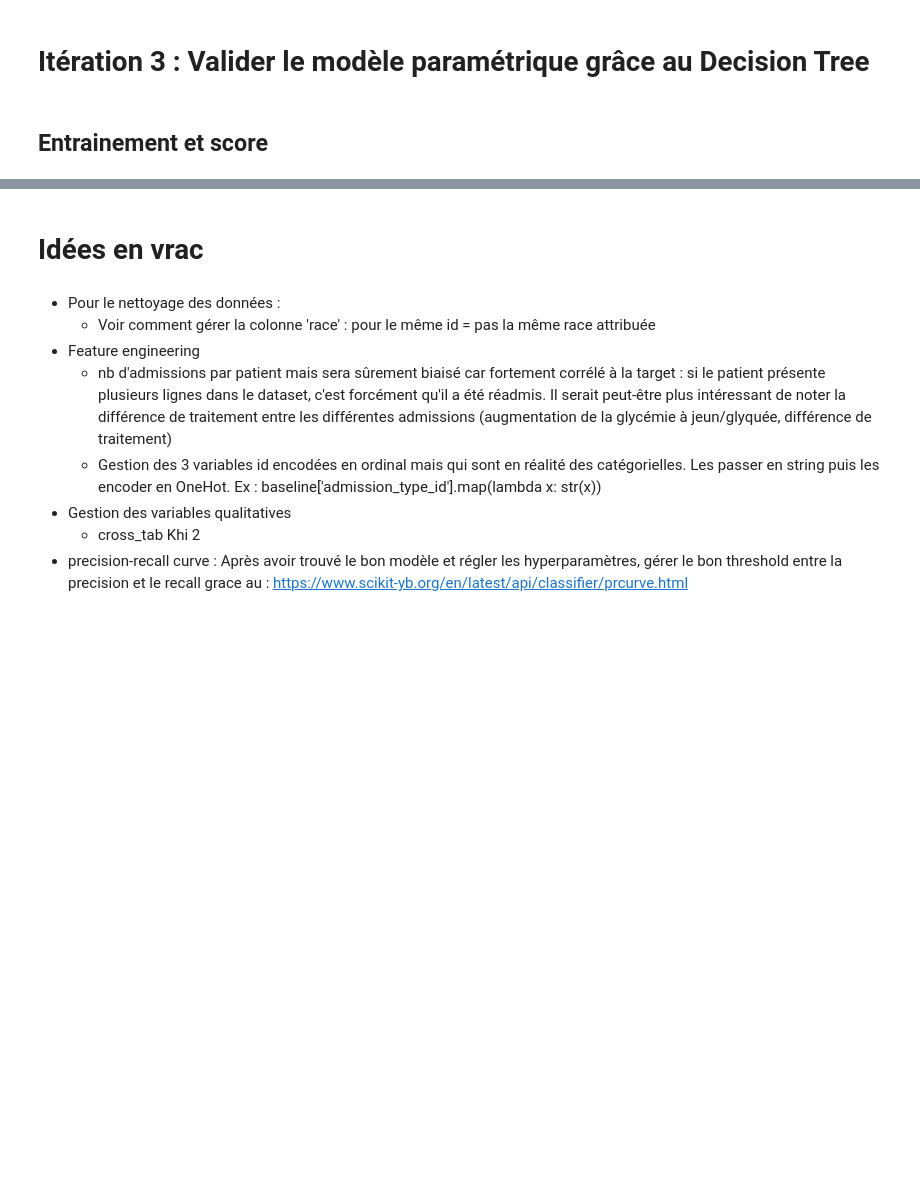
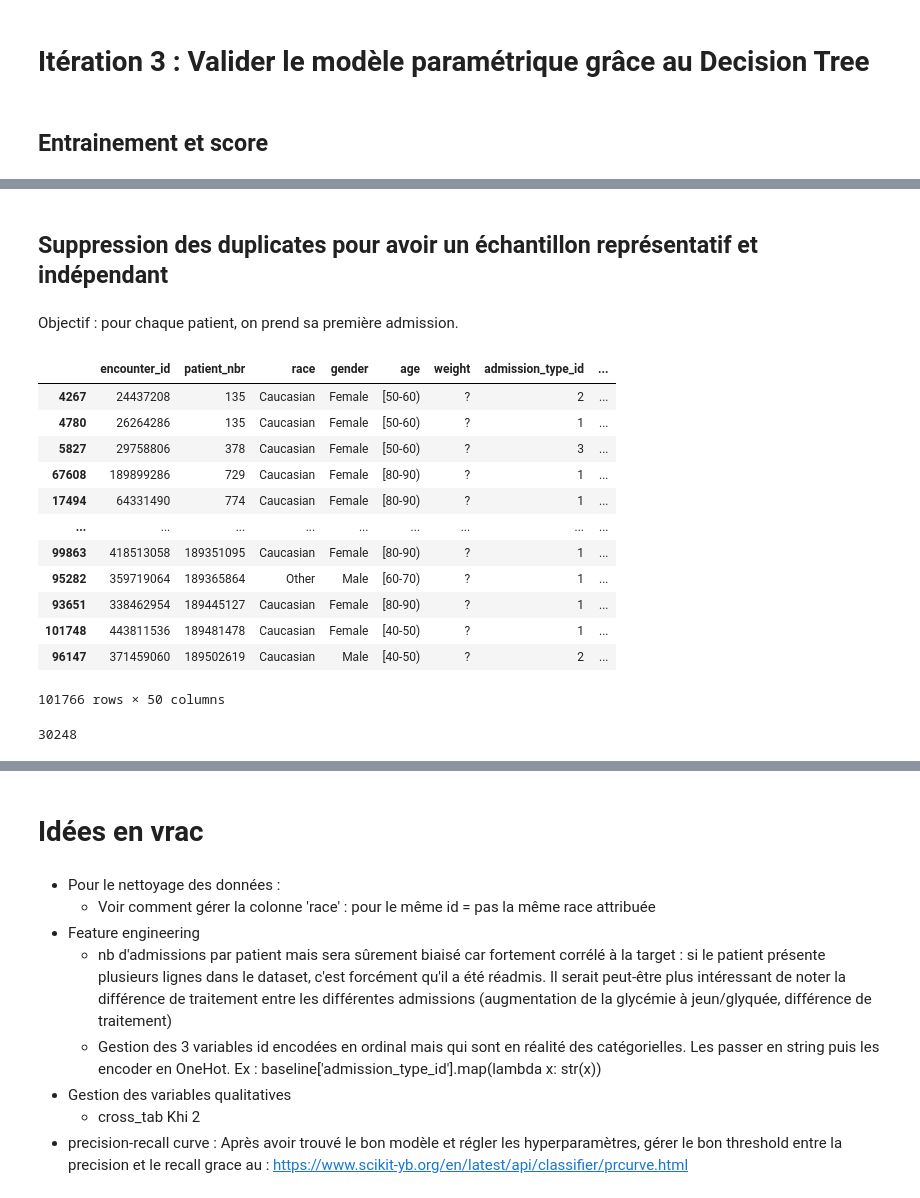
Before and after one commit to Gwendelina/130US_diabete, a Jupyter notebook: 130US_diabete.ipynb, the cells around one changed output, grey strips where cells are left out. Cells and saved outputs as stored; diff of their text form; code cells hidden in the pictures; blank space fills up the shorter version.

```diff
--- a/130US_diabete.ipynb
+++ b/130US_diabete.ipynb
@@ -2786,0 +2587,4 @@ plt.legend()
+# %% [markdown]
+## Suppression des duplicates pour avoir un échantillon représentatif et indépendant
+# %% [markdown]
+Objectif : pour chaque patient, on prend sa première admission.
@@ -2786,0 +2606,24 @@ plt.legend()
+# %%
+test = pd.read_csv('diabetic_data_130US_hospital.csv', sep=';')
+# %%
+test = test.sort_values(by=['patient_nbr','encounter_id'], ascending=True)
+# test = test.sort_values(by='encounter_id', ascending=False).sort_values(by='patient_nbr')
+test
+# %% [output]
+|  | encounter_id | patient_nbr | race | gender | age | weight | admission_type_id | ... |
+| 4267 | 24437208 | 135 | Caucasian | Female | [50-60) | ? | 2 | ... |
+| 4780 | 26264286 | 135 | Caucasian | Female | [50-60) | ? | 1 | ... |
+| 5827 | 29758806 | 378 | Caucasian | Female | [50-60) | ? | 3 | ... |
+| 67608 | 189899286 | 729 | Caucasian | Female | [80-90) | ? | 1 | ... |
+| 17494 | 64331490 | 774 | Caucasian | Female | [80-90) | ? | 1 | ... |
+| ... | ... | ... | ... | ... | ... | ... | ... | ... |
+| 99863 | 418513058 | 189351095 | Caucasian | Female | [80-90) | ? | 1 | ... |
+| 95282 | 359719064 | 189365864 | Other | Male | [60-70) | ? | 1 | ... |
+| 93651 | 338462954 | 189445127 | Caucasian | Female | [80-90) | ? | 1 | ... |
+| 101748 | 443811536 | 189481478 | Caucasian | Female | [40-50) | ? | 1 | ... |
+| 96147 | 371459060 | 189502619 | Caucasian | Male | [40-50) | ? | 2 | ... |
+101766 rows × 50 columns
+# %%
+test.duplicated(subset = 'patient_nbr').sum()
+# %% [output]
+30248
```
Also changed, not shown: parts of 238 cells of this notebook.
